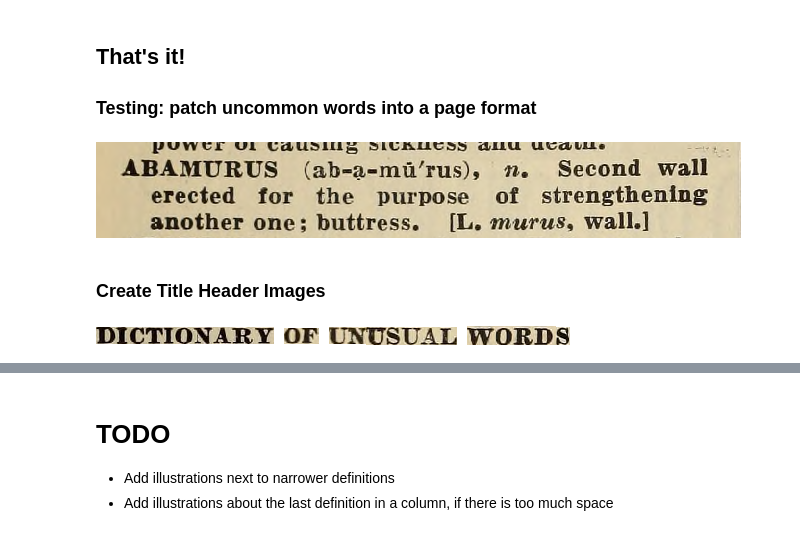
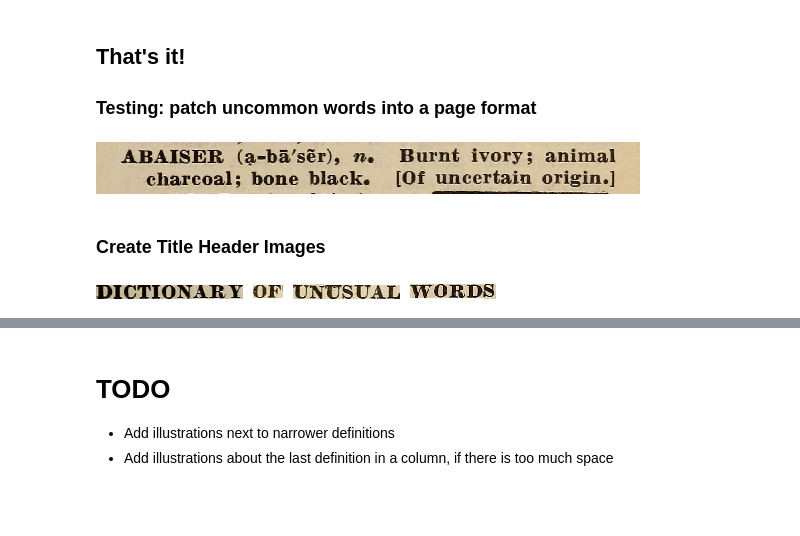
Before and after one commit to organisciak/unusual-words, a Jupyter notebook: ipynb/Uncommon Words 2.ipynb, the cells around one changed output, grey strips where cells are left out. Drawn from its saved outputs; the diff is of its cells as text; code cells hidden in the pictures; blank space fills up the shorter version.

```diff
--- a/ipynb/Uncommon Words 2.ipynb
+++ b/ipynb/Uncommon Words 2.ipynb
@@ -20,5 +29,7 @@ with pd.HDFStore('./dictionary.h5', mode='r') as store:
     allp = store['/full']
     illustrations = store['/illustrations']
 
-with pd.HDFStore('../data/wordlist.h5', mode='r') as store:
+with pd.HDFStore('/data/useful-datasets/token-frequencies/wordlist.h5', mode='r') as store:
     final = store['final']
+
+definitions = definitions.groupby('word_group').filter(lambda x: (x.pagenum.max()-x.pagenum.min()) <= 1)
@@ -74,9 +78,14 @@ tokens = pd.Series(tokenlist)
 dictionary_words = tokens[tokens.str.contains(r"^[A-Z][A-Z\-]*$")].value_counts()
 shortlist = dictionary_words[dictionary_words > 1].index.str.lower().values
 # %%
-unique_final_lower = final['token'].str.lower().unique()
-unique_in_dicts = np.setdiff1d(shortlist, unique_final_lower[:700000])
-has_def = definitions.query('word != ""')['word'].str.lower()
-uncommonwords = pd.Series(np.intersect1d(has_def, unique_in_dicts))
-uncommonwords.sample(10)
+import os
+if os.path.exists('uncommonwords.csv'):
+    uncommonwords = pd.read_csv('uncommonwords.csv')[0]
+else:
+    unique_final_lower = final['token'].str.lower().unique()
+    unique_in_dicts = np.setdiff1d(shortlist, unique_final_lower[:700000])
+    has_def = definitions.query('word != ""')['word'].str.lower()
+    uncommonwords = pd.Series(np.intersect1d(has_def, unique_in_dicts))
+    uncommonwords.sample(10)
+    uncommonwords.to_csv('uncommonwords.csv', index=False)
 # %% [output]
@@ -146,0 +109,11 @@ img_from_match(match, 10, 10)
+# %%
+#for i in range(0,20):
+#    word = uncommonwords.sample().values[0]
+#    match = query_definitions(word)
+#    img = img_from_match(match, hpad=0, wpad=0)
+#    print(img.size[0])
+
+word = uncommonwords.sample().values[0]
+print(word)
+match = query_definitions(word.upper())
+img_from_match(match, 10, 10, _debug=_debug)
@@ -147,13 +123,15 @@ img_from_match(match, 10, 10)
 # %% [markdown]
 ## Save all the 'Uncommon Words'
 # %%
+!mkdir -p ../data/def_images/
 i = len(uncommonwords)
 for word in uncommonwords:
-    match = query_definitions(word)
+    match = query_definitions(word, _debug=False)
     img = img_from_match(match)
     img.save("../data/def_images/{}.png".format(word))
     i -= 1
-    print(i)
+    if i % 100 == 0:
+        print(i, end=',')
 # %%
 # Test
 word = uncommonwords.sample().values[0]
@@ -170,16 +148,17 @@ from PIL import Image, ImageDraw, ImageFont, ImageEnhance, ImageOps
 # %%
 test_images = []
 widths = []
-for word in uncommonwords.values[:20]:
+for word in uncommonwords.values[:10]:
     match = query_definitions(word)
     img = img_from_match(match)
     w,h = img.size
-    if (w < 640) or (w > 652):
+    widths.append(img.size[0])
+    if (w < 537) or (w > 549):
         continue
     test_images.append(img)
     widths.append(img.size[0])
 test_images[0]
 # %% [output]
-[figure, old version]
+[figure, new version]
 # %% [markdown]
 ### Create Title Header Images
@@ -186,10 +186,11 @@ test_images[0]
 # %%
 words = [('DICTIONARY', (0,0,0,0)),
-         ('OFT', (0,0,17,0)),
-         ('UNARM', (0,0,63,0)),
+         ('OFT', (0,0,13,0)),
+         ('UNARM', (0,5,52,0)),
          ('USUAL', (0,0,0,0)),
-         ('WORD', (0,6,0,0)),
-         ('SON ', (0,0,38,0))]
+         ('WORD', (0,0,0,0)),
+         ('SON(', (0,1,96,0))
+]
 word_images = []
 for word, cut_corners in words:
     match = definitions[definitions.text.str.startswith(word)][:1]
@@ -203,7 +204,7 @@ titleh = max([img.height for img in word_images])
 
 left = 0
 title_img = Image.new('RGB', size=(titlew, titleh+2), color=(255, 255, 255))
-top = [1, 2, 1, 1, 0, 1]
+top = [1, 1, 0, 1, 0, 0]
 left_space = [10, 10, 0, 10, 0, 0]
 
 for i, img in enumerate(word_images):
@@ -213,4 +214,4 @@ for i, img in enumerate(word_images):
 title_img_mask = create_img_mask(title_img)
 title_img
 # %% [output]
-[figure, old version]
+[figure, new version]
```
Also changed, not shown: parts of 22 cells of this notebook, 4 other files.
